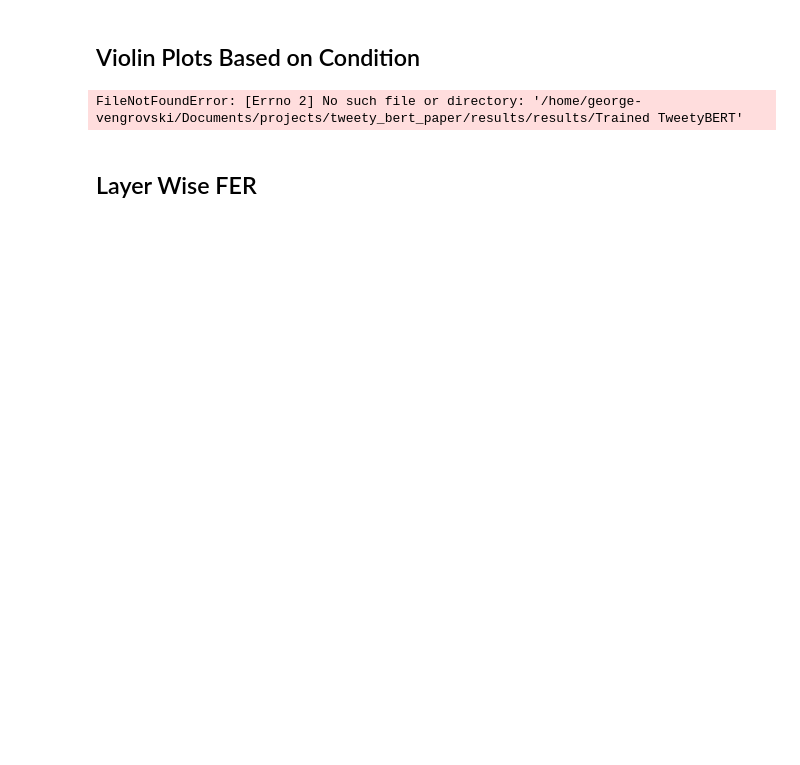
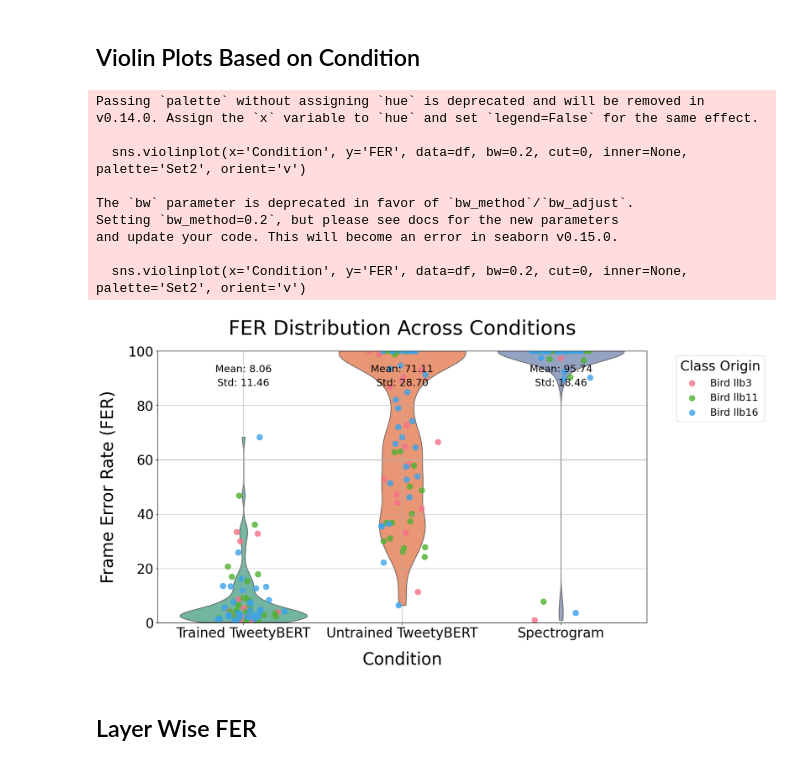
Before and after one commit to georgevenven/tweety_bert, a Jupyter notebook: figure_generation_scripts/linear_probe_analysis.ipynb, the cells around one changed output. Drawn from its saved outputs; the diff is of its cells as text; code cells hidden in the pictures; blank space fills up the shorter version.

```diff
--- a/figure_generation_scripts/linear_probe_analysis.ipynb
+++ b/figure_generation_scripts/linear_probe_analysis.ipynb
@@ -9,7 +9,7 @@ import seaborn as sns
 import matplotlib.pyplot as plt
 
 # Directories for the different conditions
-conditions = ['Trained TweetyBERT', 'Untrained tweetyBERT']
+conditions = ['Trained TweetyBERT', 'Untrained TweetyBERT', 'Spectrogram']
 base_path = '/home/george-vengrovski/Documents/projects/tweety_bert_paper/results'
 
 # Initialize an empty list to store data
@@ -68,35 +68,44 @@ for i, cond in enumerate(conditions):
 
     for j, bird_id in enumerate(bird_ids):
         bird_data = condition_data[condition_data['Bird ID'] == bird_id]
         # Scatter plot for each bird ID within the condition with increased dot size
         plt.scatter(np.random.normal(i, 0.08, size=len(bird_data)), bird_data['FER'],
                     color=colors[j], alpha=0.8, s=100, label=f'Bird {bird_id}' if i == 0 else "")
 
     # Calculate statistics for annotation
     mean = condition_data['FER'].mean()  # Changed from median to mean
     std_dev = condition_data['FER'].std()
 
     # Annotate the plot above the violin plot but within the border
     plt.text(i, 95, f'Mean: {mean:.2f}',  # Changed label from 'Median' to 'Mean'
              ha='center', va='top', fontsize=18, color='black')  # Positioned near the top
     plt.text(i, 90, f'Std: {std_dev:.2f}',
              ha='center', va='top', fontsize=18, color='black')  # Positioned slightly lower
 
 # Set x-axis labels horizontal
 plt.xticks(ticks=np.arange(len(conditions)), labels=conditions, rotation=0, fontsize=24)
 plt.title('FER Distribution Across Conditions', fontsize=36, pad=30)
 plt.xlabel('Condition', fontsize=30, labelpad=20)
 plt.ylabel('Frame Error Rate (FER)', fontsize=30, labelpad=20)
-plt.legend(title='Bird ID', bbox_to_anchor=(1.05, 1), loc='upper left', fontsize=18, title_fontsize=24)
+plt.legend(title='Class Origin', bbox_to_anchor=(1.05, 1), loc='upper left', fontsize=18, title_fontsize=24)
 plt.grid(True)
 plt.tight_layout(pad=5)
 
 # Save plot if needed
 # plt.savefig('fer_violin_plot_annotations_fixed.png', dpi=300)
 
 plt.show()
 # %% [output]
-FileNotFoundError: [Errno 2] No such file or directory: '/home/george-vengrovski/Documents/projects/tweety_bert_paper/results/results/Trained TweetyBERT'
+Passing `palette` without assigning `hue` is deprecated and will be removed in v0.14.0. Assign the `x` variable to `hue` and set `legend=False` for the same effect.
+
+  sns.violinplot(x='Condition', y='FER', data=df, bw=0.2, cut=0, inner=None, palette='Set2', orient='v')
+
+The `bw` parameter is deprecated in favor of `bw_method`/`bw_adjust`.
+Setting `bw_method=0.2`, but please see docs for the new parameters
+and update your code. This will become an error in seaborn v0.15.0.
+
+  sns.violinplot(x='Condition', y='FER', data=df, bw=0.2, cut=0, inner=None, palette='Set2', orient='v')
+[figure, added]
 # %% [markdown]
 ## Layer Wise FER
 # %%
```
Also changed, not shown: parts of 1 cell of this notebook, 2 other files.
